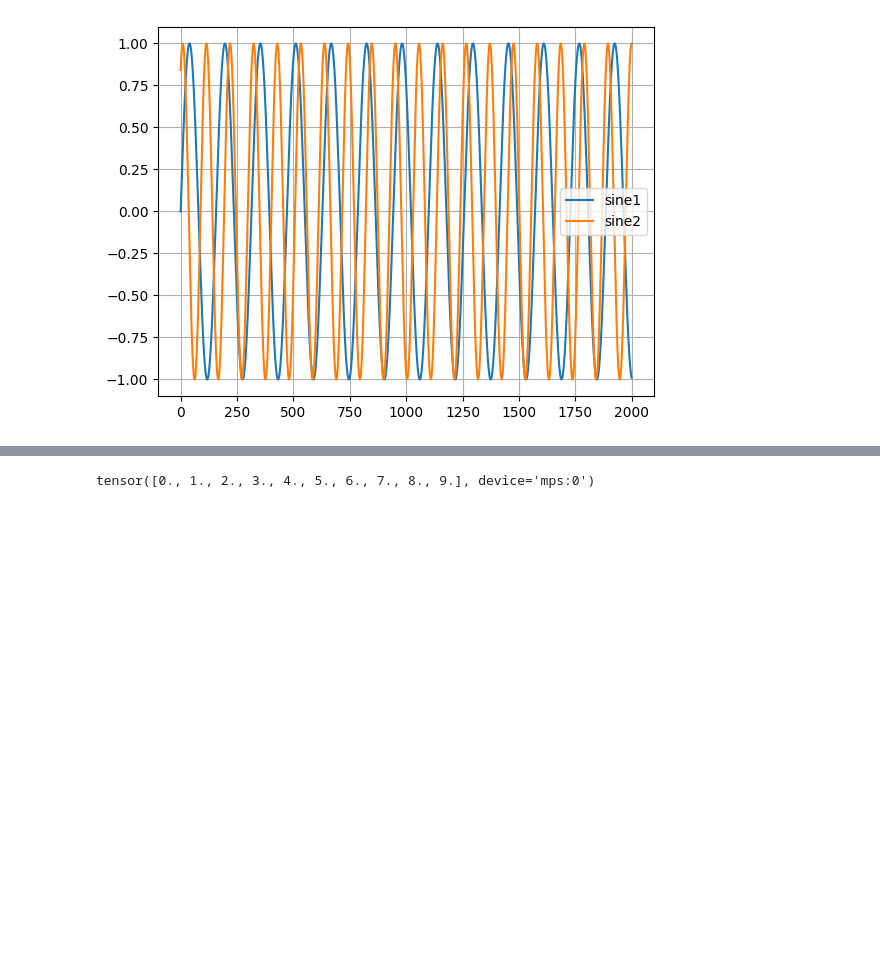
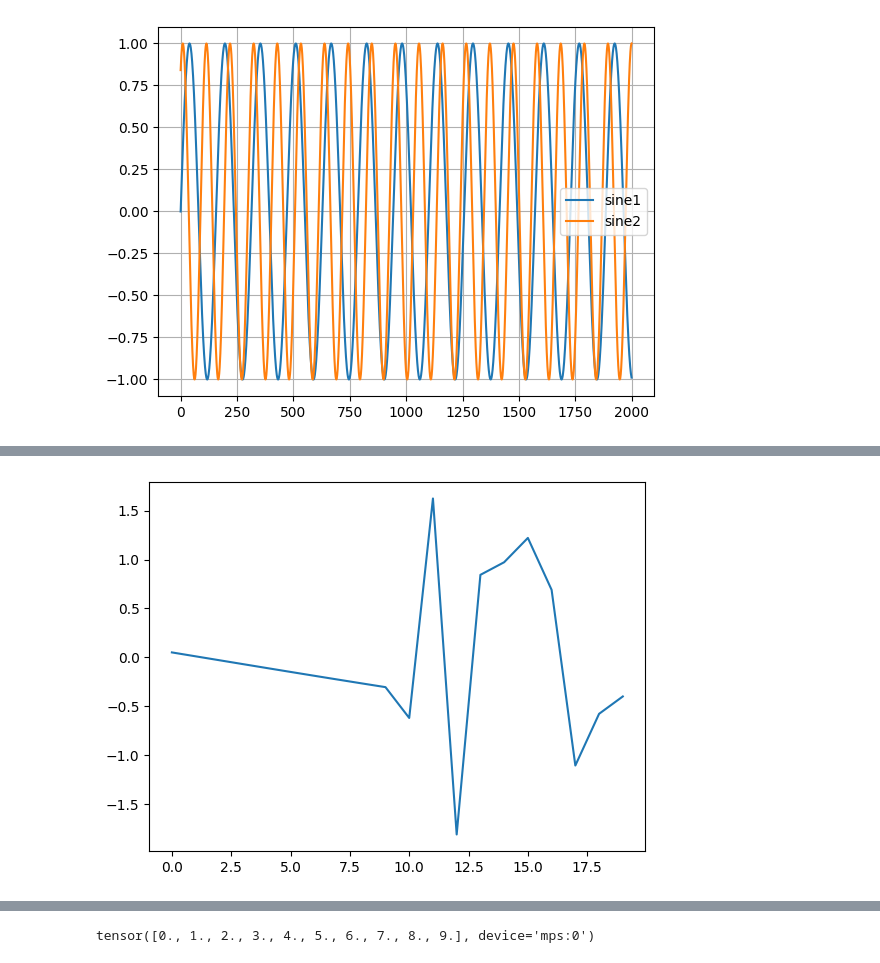
Before and after one commit to EdvardJSHolen/Final-Year-Project, a Jupyter notebook: TimeFusion/random_walk_example.ipynb, the cells around one changed output, grey strips where cells are left out. Saved outputs shown, nothing was run; the diff lists cells and outputs as text; code cells hidden in the pictures; blank space fills up the shorter version.

```diff
--- a/TimeFusion/random_walk_example.ipynb
+++ b/TimeFusion/random_walk_example.ipynb
@@ -57,19 +57,19 @@ plt.grid(True)
 [figure]
 # %%
 predictor = TimeFusion(
-    datapoint_dim = 3,
+    datapoint_dim = 4,
     context_length = 50,
     prediction_length = 10,
     start_length = 10,
-    indices = [1,2],
+    indices = [1,2,3],
     timestamps = [],
     device = torch.device("mps"),
-    diff_steps=100,
-    dim_feedforward=256,
-    num_decoder_layers=3,
-    num_encoder_layers=3,
-    nhead=12,
-    d_model=768,
+    diff_steps=50,
+    dim_feedforward=128,
+    num_decoder_layers=2,
+    num_encoder_layers=2,
+    nhead=1,
+    d_model=256,
 )
 # %%
 print("Number of trainable parameters:",sum(p.numel() for p in predictor.parameters()))
@@ -90,0 +96,4 @@ predictor.train(
+# %%
+#torch.save(predictor.state_dict(), "weights")
+predictor.load_state_dict(torch.load("weights"))
+#predictor.eval()
@@ -90,0 +129,6 @@ predictor.train(
+# %%
+samples, iterations,iterations2 = predictor.sample(
+    data=data[data.index <= 1400],
+    num_samples=1,
+    batch_size=1
+)
@@ -90,0 +185,15 @@ predictor.train(
+# %%
+values = samples[:,:,:,0]
+#plt.plot(values[1,1].cpu())
+#plt.plot(values[0,1].cpu())
+#plt.plot(iterations[99,0,:,0].cpu())
+
+fig = plt.figure()
+ax = fig.add_subplot(1,1,1)
+
+for i in range(100):
+    ax.clear()
+    ax.plot(iterations[i,0,:,0].cpu())
+    plt.pause(0.1)
+# %% [output]
+[figure, added]
```
Also changed, not shown: parts of 16 cells of this notebook, 3 other files.
